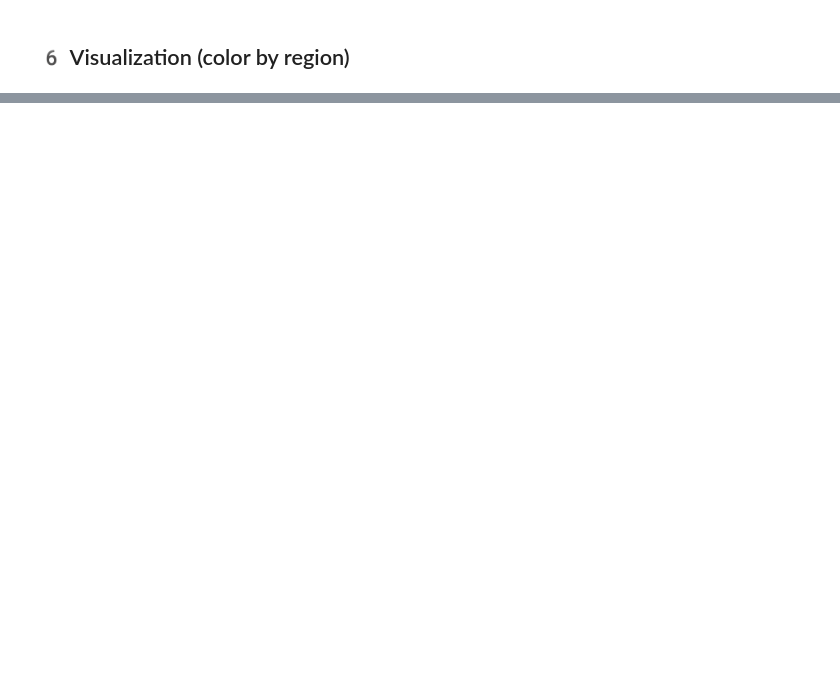
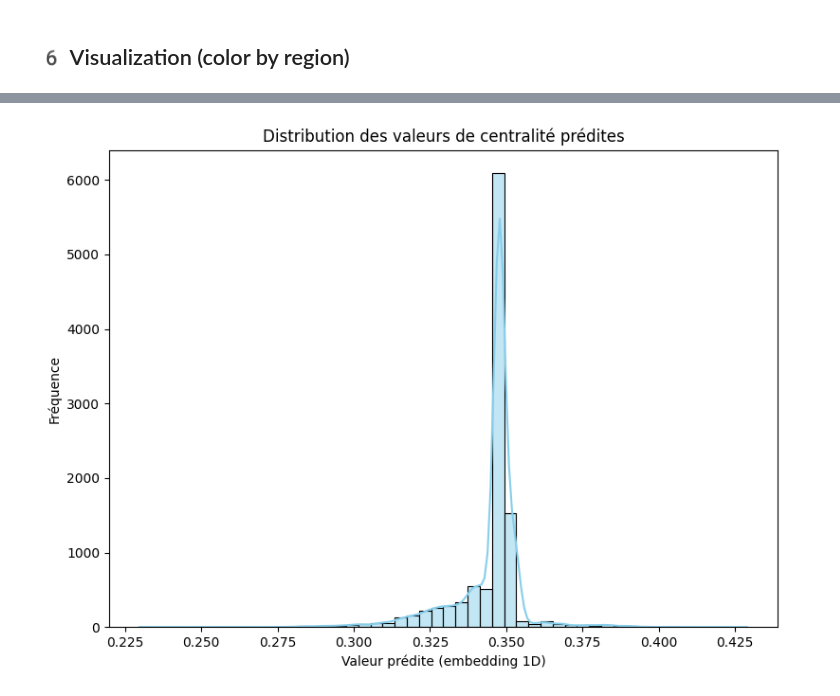
Before and after one commit to rouabouhouch/Datamining, a Jupyter notebook: projet.ipynb, the cells around one changed output, grey strips where cells are left out. Drawn from its saved outputs; the diff is of its cells as text; code cells hidden in the pictures; blank space fills up the shorter version.

```diff
--- a/projet.ipynb
+++ b/projet.ipynb
@@ -297,0 +516,7 @@ Region assortativity: 0.327
+# %%
+pagerank = nx.pagerank(H_cc, alpha=0.85)
+print(f"PageRank calculé pour {len(pagerank)} nœuds.")
+
+top_pr = sorted(pagerank.items(), key=lambda x: x[1], reverse=True)[:5]
+for node, score in top_pr:
+    print(f"Node {node}: PageRank = {score:.4f}")
@@ -297,0 +593,12 @@ Region assortativity: 0.327
+# %%
+from scipy.stats import pearsonr
+
+num_cols = ["age", "completion"]
+centrality_cols = ["degree", "betweenness", "closeness", "pagerank", "eigenvector"]
+
+for y in centrality_cols:
+    print(f"\n=== Corrélations avec {y} ===")
+    for x in num_cols:
+        valid = merged[[x, y]].dropna()
+        r, p = pearsonr(valid[x], valid[y])
+        print(f"{x:15s} r={r:.3f}  p={p:.4g}")
@@ -297,0 +1017,62 @@ Region assortativity: 0.327
+# %%
+from sklearn.manifold import TSNE
+import umap
+import matplotlib.pyplot as plt
+import seaborn as sns
+import numpy as np
+
+best_model.eval()
+data_pyg.x = X_full.clone()
+
+# ---- Compute embeddings ----
+with torch.no_grad():
+    embeddings = best_model(data_pyg.x, data_pyg.edge_index).cpu().numpy()
+
+# ---- Meta data for coloring ----
+meta = merged[["region", "age_z"]].reset_index(drop=True)
+
+# ---- Case 1: embeddings are 1D (scalar output, e.g. regression) ----
+if embeddings.ndim == 1 or embeddings.shape[1] == 1:
+    plt.figure(figsize=(8, 6))
+    sns.histplot(embeddings.squeeze(), bins=50, kde=True, color="skyblue")
+    plt.title("Distribution des valeurs de centralité prédites")
+    plt.xlabel("Valeur prédite (embedding 1D)")
+    plt.ylabel("Fréquence")
+    plt.tight_layout()
+    plt.show()
+
+# ---- Case 2: embeddings multidimensionnels (ex: 16D, 32D, etc.) ----
+else:
+    # Downsample for speed
+    max_points = 5000
+    if embeddings.shape[0] > max_points:
+        idx = np.random.choice(embeddings.shape[0], max_points, replace=False)
+        emb_sample = embeddings[idx]
+        meta_sample = meta.iloc[idx].reset_index(drop=True)
+    else:
+        emb_sample = embeddings
+        meta_sample = meta
+
+    # t-SNE & UMAP
+    tsne_emb = TSNE(n_components=2, random_state=42, perplexity=30).fit_transform(emb_sample)
+    umap_emb = umap.UMAP(n_components=2, random_state=42).fit_transform(emb_sample)
+
+    # Plot
+    fig, axes = plt.subplots(1, 2, figsize=(14, 6))
+
+    sns.scatterplot(
+        x=tsne_emb[:, 0], y=tsne_emb[:, 1],
+        hue=meta_sample["region"], s=10, ax=axes[0], legend=False
+    )
+    axes[0].set_title("t-SNE des embeddings (colorés par région)")
+
+    sns.scatterplot(
+        x=umap_emb[:, 0], y=umap_emb[:, 1],
+        hue=meta_sample["age_z"], s=10, palette="coolwarm", ax=axes[1], legend=False
+    )
+    axes[1].set_title("UMAP des embeddings (colorés par âge)")
+
+    plt.tight_layout()
+    plt.show()
+# %% [output]
+[figure, added]
```
Also changed, not shown: parts of 56 cells of this notebook, 2 other files.
